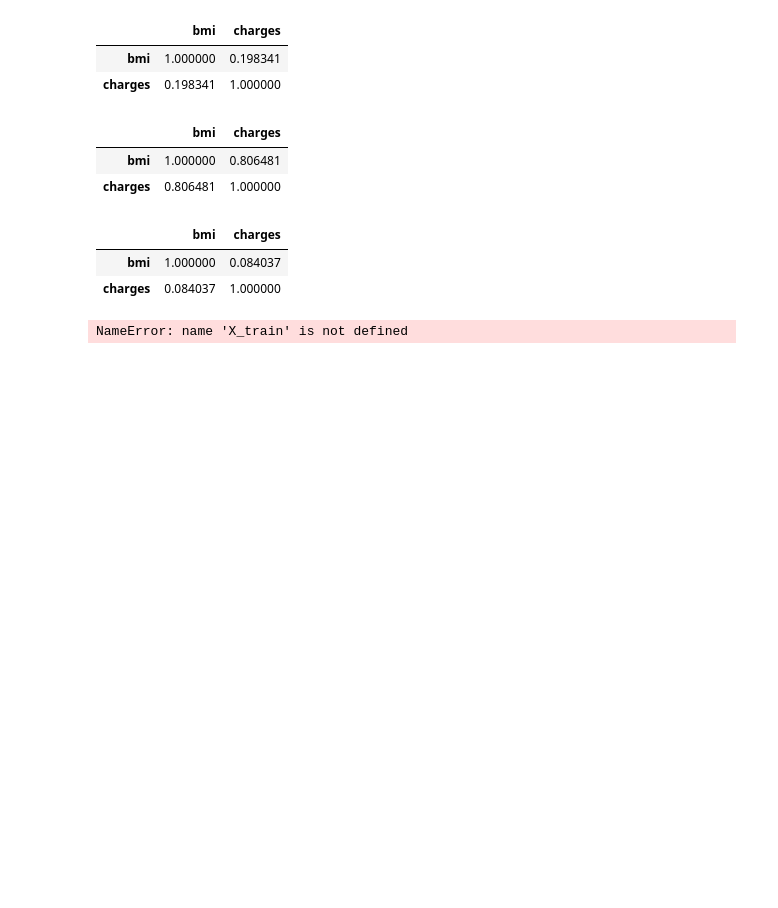
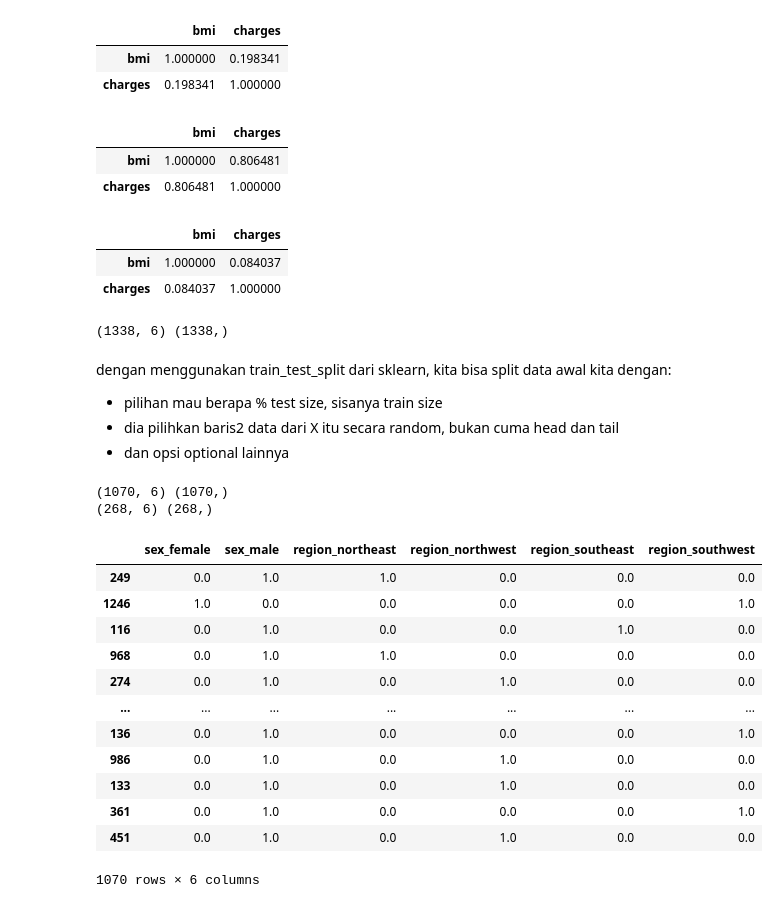
Before and after one commit to stefkwan/pytn_300725, a Jupyter notebook: sesi12_27Aug.ipynb, the cells around one changed output. Drawn from its saved outputs; the diff is of its cells as text; code cells hidden in the pictures; blank space fills up the shorter version.

```diff
--- a/sesi12_27Aug.ipynb
+++ b/sesi12_27Aug.ipynb
@@ -799,5 +805,9 @@ df_smoker_no[['bmi','charges']].corr()
 | bmi | 1.000000 | 0.084037 |
 | charges | 0.084037 | 1.000000 |
 # %%
-X= df.drop('charges', axis=1) # menggunakan semua fitur
-y= df['charges']
+X = df.drop('charges', axis=1)  # menggunakan semua fitur
+y = df['charges']
+
+print(X.shape, y.shape)
+# %% [output]
+(1338, 6) (1338,)
@@ -804,9 +821,46 @@ y= df['charges']
+# %% [markdown]
+dengan menggunakan train_test_split dari sklearn, kita bisa split data awal kita dengan:
+
+- pilihan mau berapa % test size, sisanya train size
+- dia pilihkan baris2 data dari X itu secara random, bukan cuma head dan tail
+- dan opsi optional lainnya
+# %%
+# split data jadi train dan test
+X_train, X_test, y_train, y_test = train_test_split(
+    X, y, test_size=0.20, random_state=8)
+
+print(X_train.shape, y_train.shape)
+print(X_test.shape, y_test.shape)
+# %% [output]
+(1070, 6) (1070,)
+(268, 6) (268,)
 # %%
 # Encoding data nominal
 # OneHotEncoder
-encoder= OneHotEncoder()
+encoder = OneHotEncoder(sparse_output=False)
 encoder.fit(X_train[['sex', 'region']])
-X_train_encoded= encoder.transform(X_train[['sex', 'region']])
-X_test_encoded= encoder.transform(X_test[['sex', 'region']])
+X_train_encoded = encoder.transform(X_train[['sex', 'region']])
+col_names1 = encoder.get_feature_names_out()
+
+encoder2 = OneHotEncoder(sparse_output=False)
+encoder2.fit(X_test[['sex', 'region']])
+X_test_encoded = encoder2.transform(X_test[['sex', 'region']])
+col_names2 = encoder2.get_feature_names_out()
-# %% [output]
-NameError: name 'X_train' is not defined
+# %%
+X_train_encoded = pd.DataFrame(
+    X_train_encoded, columns=col_names1, index=X_train.index)
+X_train_encoded
+# %% [output]
+|  | sex_female | sex_male | region_northeast | region_northwest | region_southeast | region_southwest |
+| 249 | 0.0 | 1.0 | 1.0 | 0.0 | 0.0 | 0.0 |
+| 1246 | 1.0 | 0.0 | 0.0 | 0.0 | 0.0 | 1.0 |
+| 116 | 0.0 | 1.0 | 0.0 | 0.0 | 1.0 | 0.0 |
+| 968 | 0.0 | 1.0 | 1.0 | 0.0 | 0.0 | 0.0 |
+| 274 | 0.0 | 1.0 | 0.0 | 1.0 | 0.0 | 0.0 |
+| ... | ... | ... | ... | ... | ... | ... |
+| 136 | 0.0 | 1.0 | 0.0 | 0.0 | 0.0 | 1.0 |
+| 986 | 0.0 | 1.0 | 0.0 | 1.0 | 0.0 | 0.0 |
+| 133 | 0.0 | 1.0 | 0.0 | 1.0 | 0.0 | 0.0 |
+| 361 | 0.0 | 1.0 | 0.0 | 0.0 | 0.0 | 1.0 |
+| 451 | 0.0 | 1.0 | 0.0 | 1.0 | 0.0 | 0.0 |
+1070 rows × 6 columns
```
Also changed, not shown: parts of 18 cells of this notebook.
